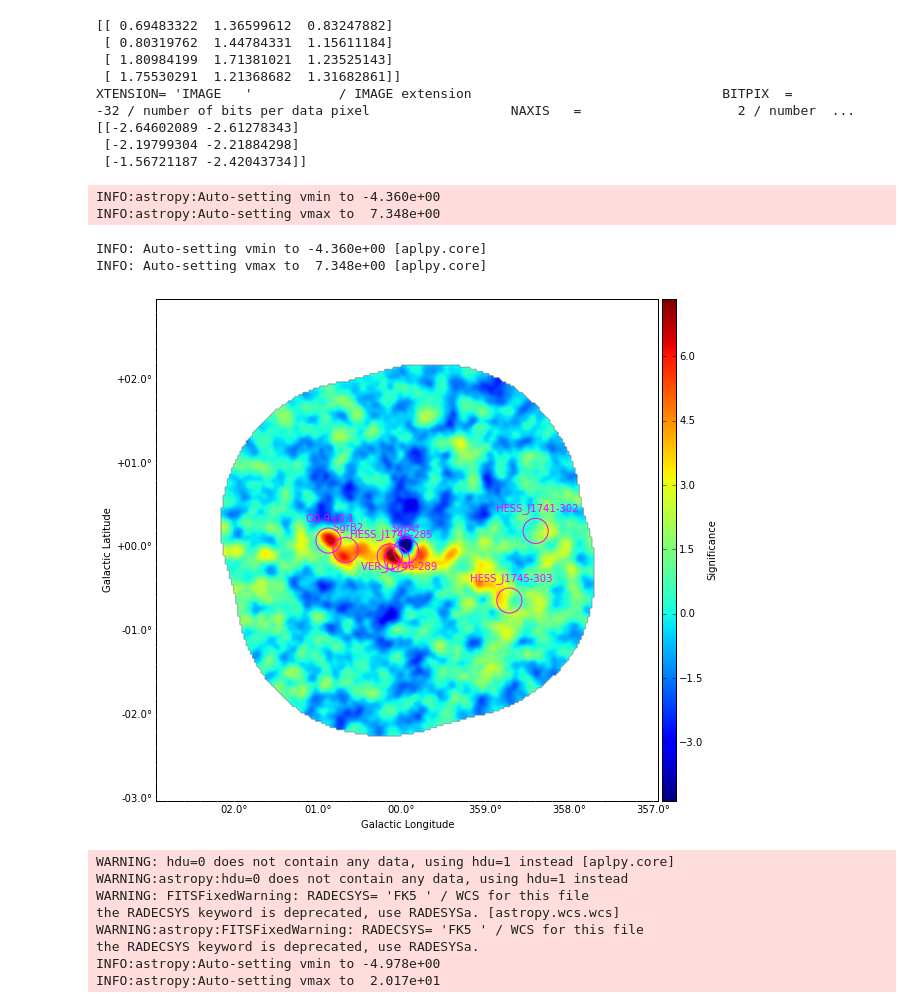
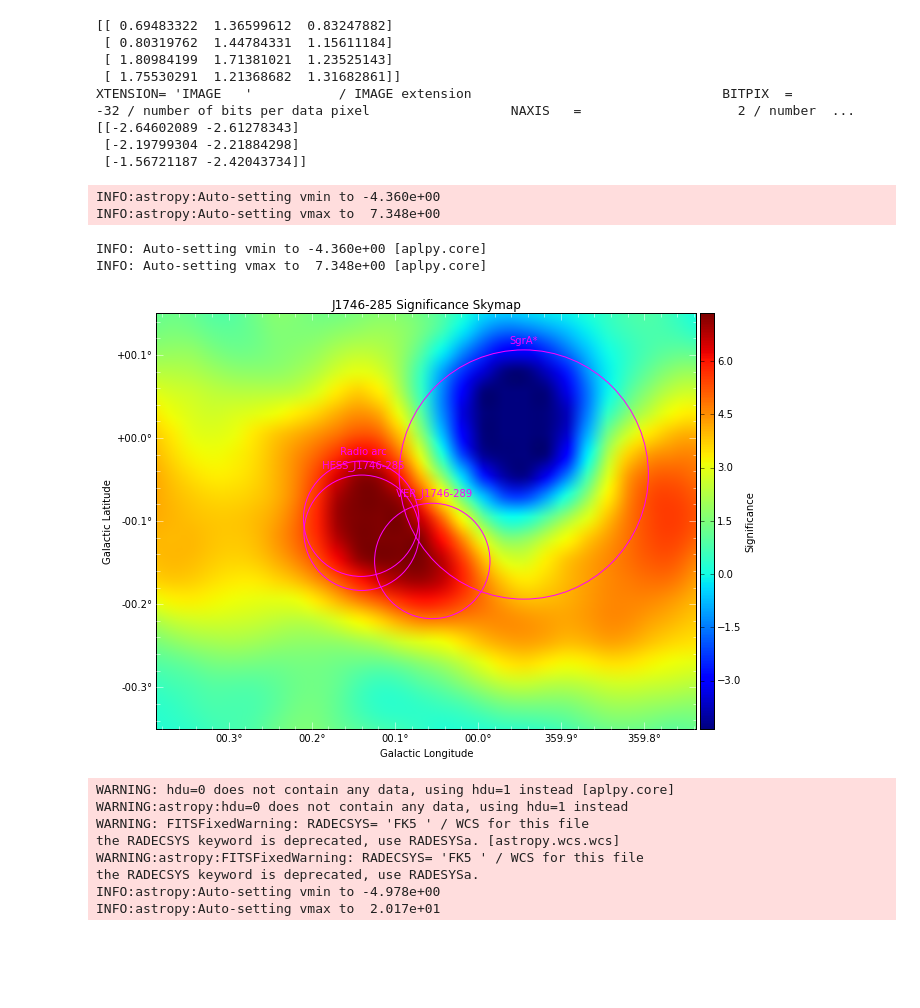
Before and after one commit to MattGPT-ai/analysis-tools-m, a Jupyter notebook: GC/FITS_plots.ipynb, the cells around one changed output. Drawn from its saved outputs; the diff is of its cells as text; code cells hidden in the pictures; blank space fills up the shorter version.

Commit message:
updated with plots for 2016 update

```diff
--- a/GC/FITS_plots.ipynb
+++ b/GC/FITS_plots.ipynb
@@ -18,20 +18,21 @@ from os.path import expanduser
 import warnings
 # %%
 #warnings.filterwarnings('module')
-home = expanduser("~")
+home = path.expanduser("~")
 gc_dir = home + "/Dropbox/GalacticCenter"
-fitsdir = home + "/Dropbox/GalacticCenter/fits/"
-filename = fitsdir + "stage6_wobble_disp5t_skymap_subtraction_center_SgrA_maps.fits"
+fitsdir = gc_dir +"/fits/"
+filename = fitsdir + "/stage6_wobble_disp5t_skymap_subtraction_center_SgrA_maps.fits"
+
 update_file = fits.open(filename, mode='update')
 #update_header = fits.getheader(filename)
-data_up, update_header = fits.getdata(filename,header=True)
+data_up, update_header = fits.getdata(filename, header=True)
 print(type(update_header))
-print(update_header)
+
 #verify_header(update_header) # could not find RADECSYS
 print(update_header)
 update_file.close()
-fits.writeto(filename, data_up, update_header, clobber=True)
-#fits.getdata?
+
+#fits.writeto(filename, data_up, update_header, clobber=False)
 # %% [output]
 <class 'astropy.io.fits.header.Header'>
 SIMPLE  =                    T / conforms to FITS standard                      BITPIX  =                  -32 / array data type                                NAXIS   =                    2 / number  ...
@@ -214,22 +211,26 @@ def setup_sig_fits(fig):
 # %%
 sig_filename_fits = fitsdir+"stage6_wobble_disp5t_skymap_subtraction_center_SgrA_maps.fits"
 fig_apl = aplpy.FITSFigure(sig_filename_fits)
-#fig_apl.set_title("Sgr B2 Significance Skymap")
+fig_apl.set_title("J1746-285 Significance Skymap")
 setup_sig_fits(fig_apl)
-fig_apl.show_regions(fitsdir+"stage6_wobble_disp5t_skymap_subtraction_center_SgrA_maps_ds9_full.reg")
-#fig_apl.save('SgrB2_sigmap.pdf')
 
-#fig_apl.recenter(0.0625, -0.1, width=0.65, height=0.5) # 1746
+fig_apl.show_regions(fitsdir+"radio_arc_exclusions.reg")
+#fig_apl.show_regions(fitsdir+"stage6_wobble_disp5t_skymap_subtraction_center_SgrA_maps_ds9_full.reg")
+
+fig_apl.recenter(0.0625, -0.1, width=0.65, height=0.5) # 1746
 #fig_apl.recenter(-0.25, -0.25, width=3.5, height=1.5) # center
 #fig_apl.recenter(0.7, -0.05, width=0.5, height=0.5) # B2
 
-#plt.savefig(gc_dir+"/plots/skymaps/SgrA_subtracted_sigmap_fits.png")
+#plt.savefig(gc_dir+"/plots/skymaps/J1746-285_radioArc_subtracted.png")
+#fig_apl.save('SgrB2_sigmap.pdf')
+
+#fig_apl.show_contour(data)
 # %% [output]
 INFO:astropy:Auto-setting vmin to -4.360e+00
 INFO:astropy:Auto-setting vmax to  7.348e+00
 INFO: Auto-setting vmin to -4.360e+00 [aplpy.core]
 INFO: Auto-setting vmax to  7.348e+00 [aplpy.core]
-[figure, old version]
+[figure, new version]
 # %%
 sig_filename_fits = fitsdir + "SgrA_disp5t_excludeMore_skymap_4tels_s6.fits"
 fig_apl = aplpy.FITSFigure(sig_filename_fits)
```
Also changed, not shown: parts of 10 cells of this notebook, 4 other files.
